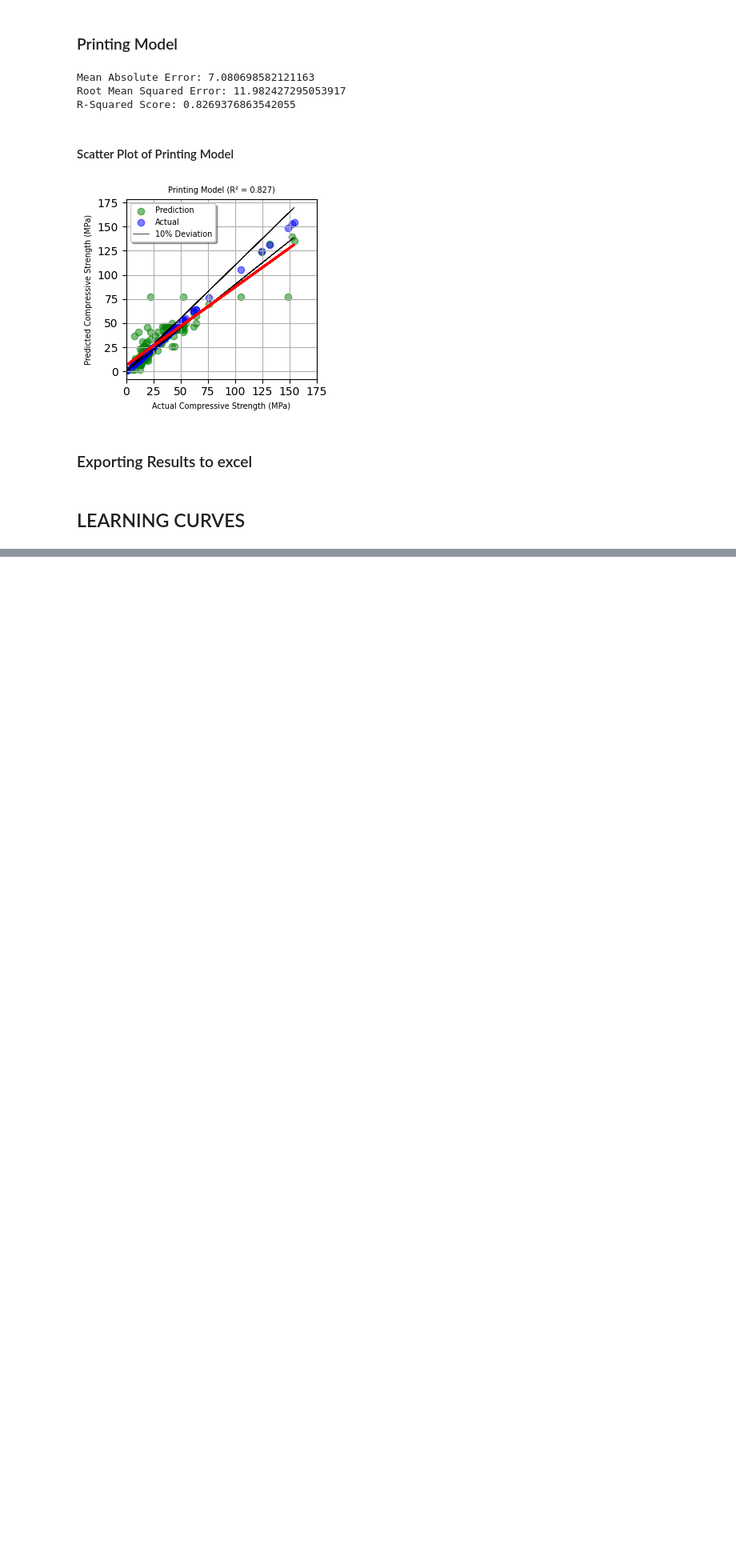
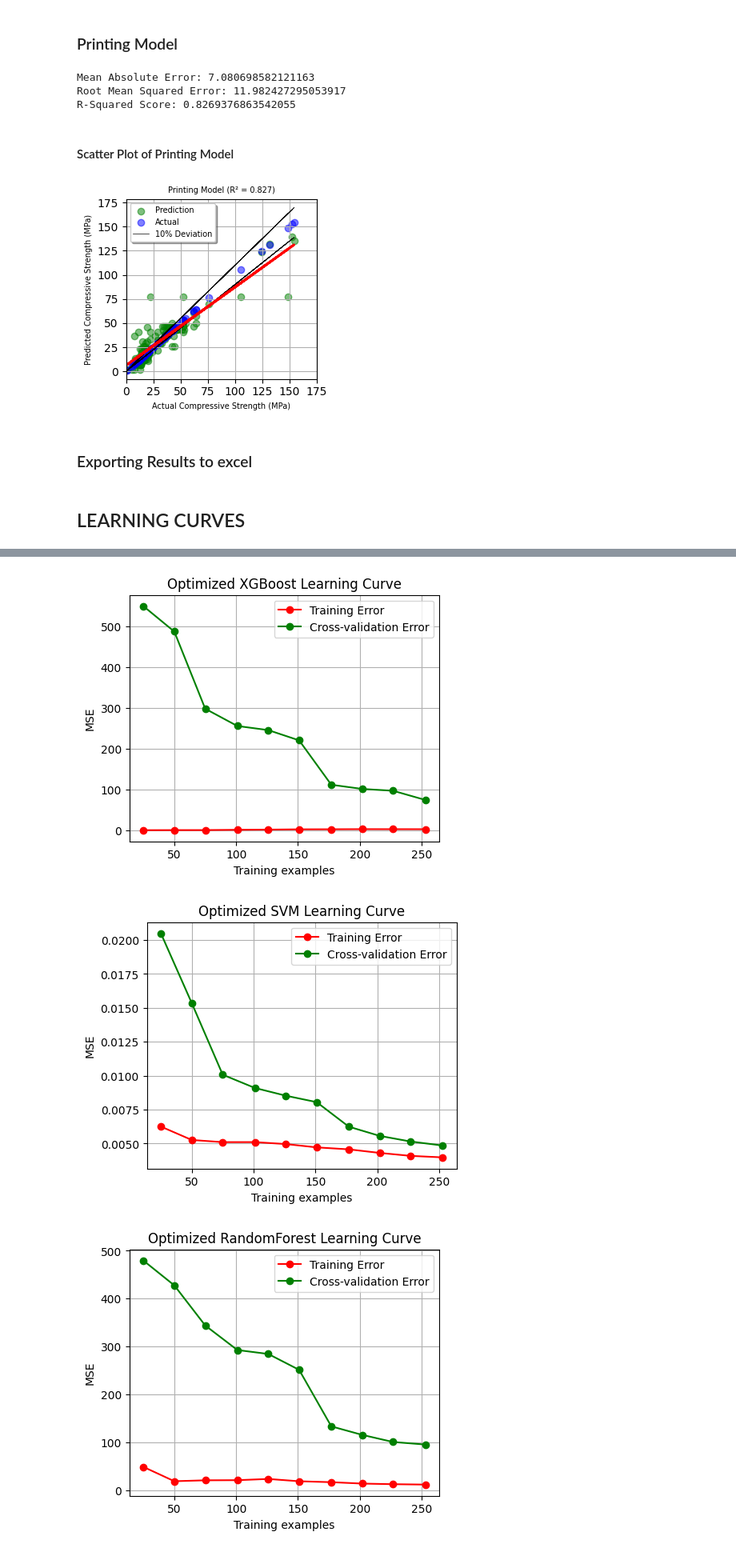
Before and after one commit to IsuPaul/Indpendent-Research, a Jupyter notebook: IR_Source_Code.ipynb, the cells around one changed output, grey strips where cells are left out. Shown at 80% size. Drawn from its saved outputs; the diff is of its cells as text; code cells hidden in the pictures; blank space fills up the shorter version.

```diff
--- a/IR_Source_Code.ipynb
+++ b/IR_Source_Code.ipynb
@@ -1028,0 +1033,70 @@ plt.close(fig)
+# %%
+from sklearn.model_selection import GridSearchCV, learning_curve
+
+# 1. Hyperparameter Tuning Grids
+param_grids = {
+    'XGBoost': {'learning_rate': [0.1, 0.2], 'max_depth': [4, 6], 'n_estimators': [500, 1000]},
+    'SVM': {'C': [0.1, 1, 10], 'gamma': ['scale', 'auto'], 'kernel': ['rbf']},
+    'RandomForest': {'n_estimators': [100, 200], 'max_depth': [10, 20, None]},
+    'DecisionTree': {'max_depth': [None, 10, 20], 'min_samples_split': [2, 5]},
+    'KNN': {'n_neighbors': [3, 5, 7], 'weights': ['uniform', 'distance']}
+}
+
+# Models to optimize (Linear Regression doesn't typically need grid search for basic form)
+models_to_tune = {
+    'XGBoost': xbt.XGBRegressor(random_state=42),
+    'SVM': svm.SVR(),
+    'RandomForest': RandomForestRegressor(random_state=42),
+    'DecisionTree': DecisionTreeRegressor(random_state=42),
+    'KNN': KNeighborsRegressor()
+}
+
+optimized_models = {}
+
+# 2. Optimization and Evaluation Loop
+for name, model in models_to_tune.items():
+    print(f'Optimizing {name}...')
+    current_X_train = Xs_train if name == 'SVM' else X_train
+    current_y_train = ys_train if name == 'SVM' else y_train
+    current_X_test = Xs_test if name == 'SVM' else X_test
+    current_y_test = ys_test if name == 'SVM' else y_test
+
+    grid = GridSearchCV(model, param_grids[name], cv=10, scoring='neg_mean_squared_error', n_jobs=-1)
+    grid.fit(current_X_train, current_y_train)
+    best_model = grid.best_estimator_
+    optimized_models[name] = best_model
+
+    print(f'Best Params for {name}: {grid.best_params_}')
+
+    for data_name, cur_X, cur_y in [('Train', current_X_train, current_y_train), ('Test', current_X_test, current_y_test)]:
+        preds = best_model.predict(cur_X)
+        mse = mean_squared_error(cur_y, preds)
+        rmse = np.sqrt(mse)
+        mae = mean_absolute_error(cur_y, preds)
+        r2 = r2_score(cur_y, preds)
+        print(f'{name} {data_name} -> MAE: {mae:.4f}, RMSE: {rmse:.4f}, R2: {r2:.4f}')
+
+# Adding Linear Regression for the Learning Curves step
+optimized_models['LinearRegression'] = LinearRegression().fit(X_train, y_train)
+
+# 3. Learning Curves for Optimized Models
+def plot_final_lc(estimator, title, X, y, filename):
+    train_sizes, train_scores, test_scores = learning_curve(
+        estimator, X, y, cv=10, n_jobs=-1, scoring='neg_mean_squared_error', train_sizes=np.linspace(0.1, 1.0, 10)
+    )
+    plt.figure(figsize=(5, 4))
+    plt.plot(train_sizes, -np.mean(train_scores, axis=1), 'o-', color='r', label='Training Error')
+    plt.plot(train_sizes, -np.mean(test_scores, axis=1), 'o-', color='g', label='Cross-validation Error')
+    plt.title(f'Optimized {title} Learning Curve')
+    plt.xlabel('Training examples')
+    plt.ylabel('MSE')
+    plt.legend(loc='best')
+    plt.grid(True)
+    plt.savefig(filename)
+    plt.show()
+
+for name, model in optimized_models.items():
+    cur_X = Xs_train if name == 'SVM' else X_train
+    cur_y = ys_train if name == 'SVM' else y_train
+    plot_final_lc(model, name, cur_X, cur_y, f'Opt_LC_{name}.jpg')
+# %% [output]
@@ -1028,0 +1123,3 @@ plt.close(fig)
+[figure, added]
+[figure, added]
+[figure, added]
```
Also changed, not shown: parts of 11 cells of this notebook.
